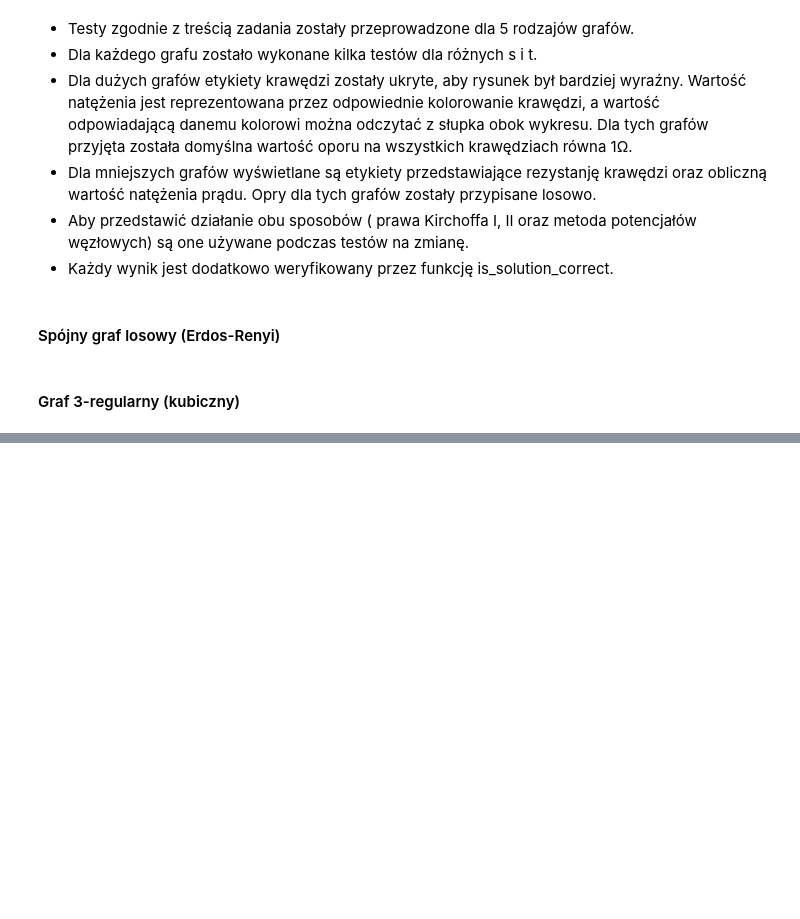
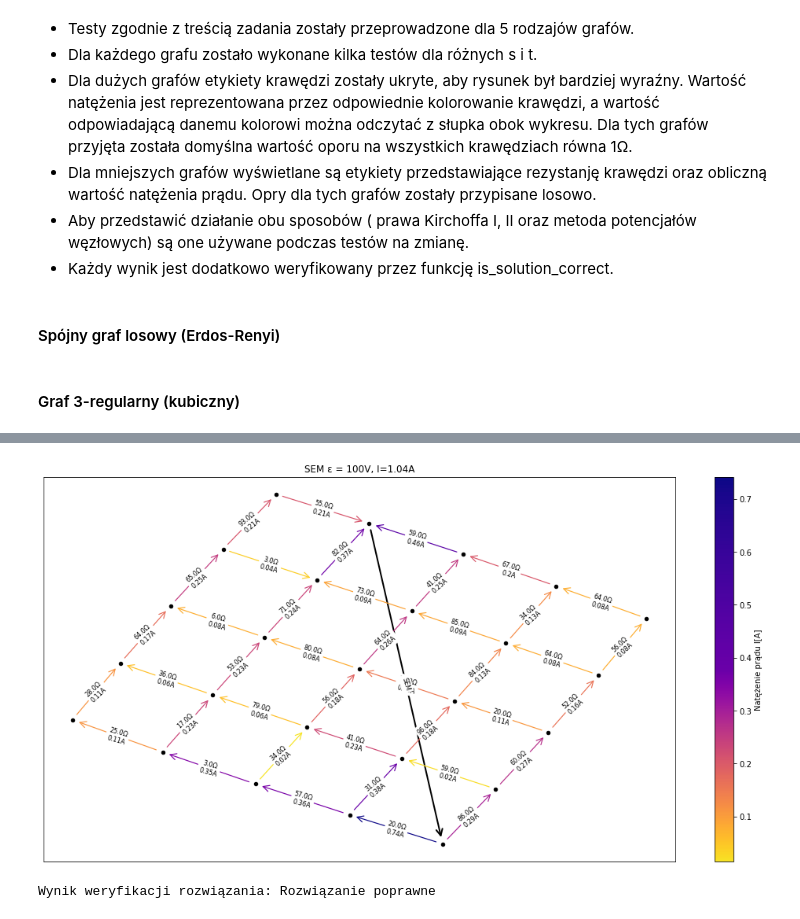
Before and after one commit to xRaw27/MOwNiT_WIET_2022, a Jupyter notebook: Lab2/lab2.ipynb, the cells around one changed output, grey strips where cells are left out. Saved outputs shown, nothing was run; the diff lists cells and outputs as text; code cells hidden in the pictures; blank space fills up the shorter version.

```diff
--- a/Lab2/lab2.ipynb
+++ b/Lab2/lab2.ipynb
@@ -217,0 +301,6 @@ print("Wynik weryfikacji rozwiązania:", "Rozwiązanie poprawne" if is_solution_
+# %%
+G, H = electric_circuit_kirchhoff_laws(graph.copy(), 3, 20, 100, show_edge_labels=True, pos=pos)
+print_is_correct(G, H)
+# %% [output]
+[figure, added]
+Wynik weryfikacji rozwiązania: Rozwiązanie poprawne
```
Also changed, not shown: parts of 36 cells of this notebook, 3 other files.
